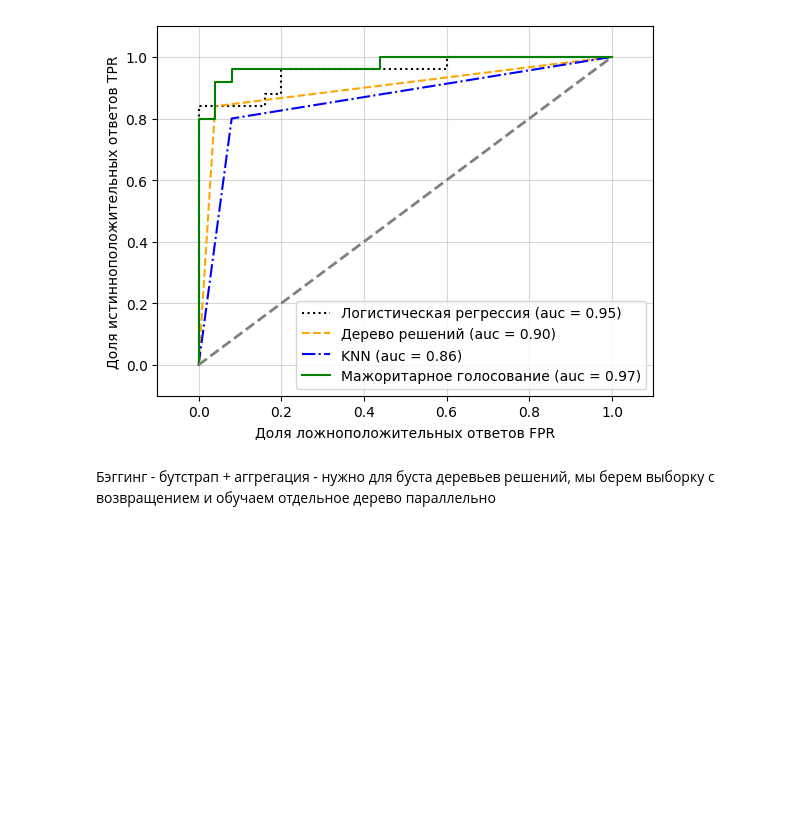
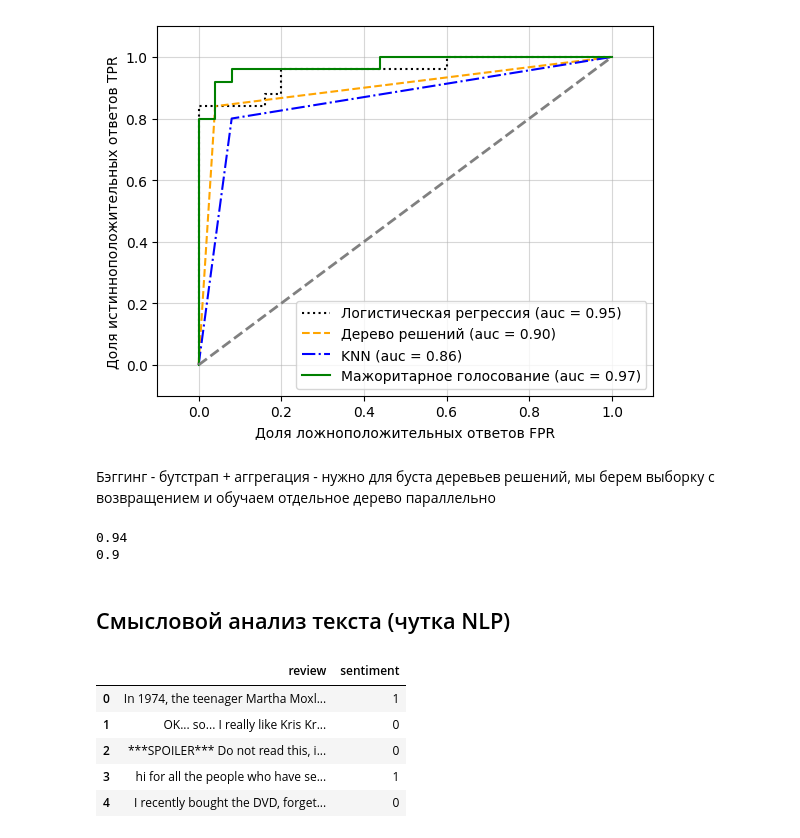
Before and after one commit to gCTRL26/ML_models, a Jupyter notebook: theory/many_models_from_book.ipynb, the cells around one changed output. Saved outputs shown, nothing was run; the diff lists cells and outputs as text; code cells hidden in the pictures; blank space fills up the shorter version.

```diff
--- a/theory/many_models_from_book.ipynb
+++ b/theory/many_models_from_book.ipynb
@@ -936,3 +936,21 @@ plt.show()
 [figure]
 # %% [markdown]
 Бэггинг - бутстрап + аггрегация - нужно для буста деревьев решений, мы берем выборку с возвращением и обучаем отдельное дерево параллельно
+# %%
+from xgboost import XGBClassifier
+from sklearn.metrics import accuracy_score
+
+
+xgb = XGBClassifier(n_estimators=1000, learning_rate=0.01, max_depth=4, random_state=1)
+gbm = xgb.fit(X_train_iris1, y_train_iris1)
+y_train_iris_pred = gbm.predict(X_train_iris1)
+y_test_iris_pred = gbm.predict(X_test_iris1)
+train_score = accuracy_score(y_train_iris1, y_train_iris_pred)
+test_score = accuracy_score(y_test_iris1, y_test_iris_pred)
+print(train_score)
+print(test_score)
+# %% [output]
+0.94
+0.9
+# %% [markdown]
+## Смысловой анализ текста (чутка NLP)
@@ -938,0 +984,10 @@ plt.show()
+# %%
+df_nlp = pd.read_csv('movie_data.csv', encoding='utf-8')
+df_nlp.head()
+# %% [output]
+|  | review | sentiment |
+| 0 | In 1974, the teenager Martha Moxl... | 1 |
+| 1 | OK... so... I really like Kris Kr... | 0 |
+| 2 | ***SPOILER*** Do not read this, i... | 0 |
+| 3 | hi for all the people who have se... | 1 |
+| 4 | I recently bought the DVD, forget... | 0 |
```
Also changed, not shown: parts of 6 cells of this notebook, 2 other files.
